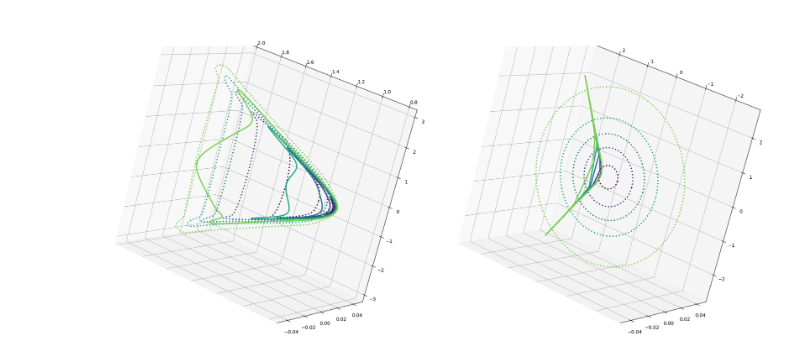
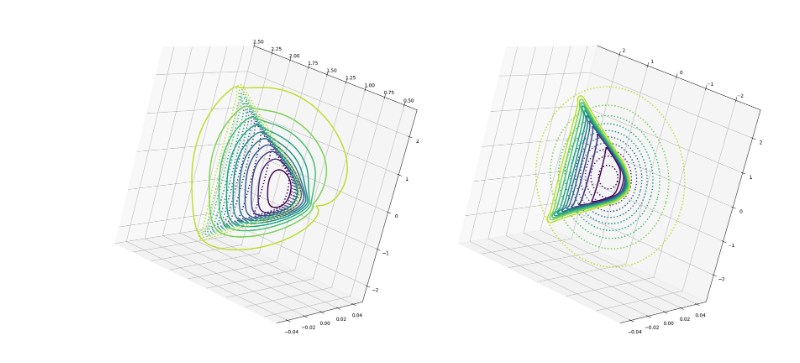
Before and after one commit to VldKnd/conformal_prediction_in_large_dimensions, a Jupyter notebook: notebooks/schrodinger_bridge.ipynb, the cells around one changed output. Drawn from its saved outputs; the diff is of its cells as text; code cells hidden in the pictures.

```diff
--- a/notebooks/schrodinger_bridge.ipynb
+++ b/notebooks/schrodinger_bridge.ipynb
@@ -3,7 +3,7 @@ from datasets import PICNN_FNLVQR_Banana
 import torch
 # %%
 synthetic_dataset = PICNN_FNLVQR_Banana()
-X_train, y_train = synthetic_dataset.sample_joint(n_points=10**4)
+X_train, y_train = synthetic_dataset.sample_joint(n_points=10**6)
 tensor_dataset = torch.utils.data.TensorDataset(X_train, y_train)
 dataloader = torch.utils.data.DataLoader(tensor_dataset, batch_size=1024)
 # %%
@@ -27,21 +27,28 @@ train_parameters = TrainParameters(
     ),
     verbose=True
 )
+
+iterative_markovian_fitting_parameters = IterativeMarkovianFittingParameters(
+    number_of_training_iterations=10000,
+    number_of_markovian_projections=10,
+    noise_sigma_in_sde=0.1
+)
 # %%
 _ = quantile.fit(
     dataloader=dataloader,
     train_parameters=train_parameters,
+    iterative_markovian_fitting_parameters=iterative_markovian_fitting_parameters
 )
 # %%
 path_for_models_weights = "../attic/models/schrodinger_bridge/schrodinger_bridge_picnn_banana.pth"
-# quantile.save(path=path_for_models_weights)
-quantile = SchrodingerBridgeQuantile.load_class(path=path_for_models_weights).eval()
+quantile.save(path=path_for_models_weights)
+# quantile = SchrodingerBridgeQuantile.load_class(path=path_for_models_weights).eval()
 # %%
 from utils.plot import plot_quantile_levels_from_dataset
 
 plot_quantile_levels_from_dataset(
-    model=quantile, dataset=synthetic_dataset, conditional_value=torch.Tensor([[1.1]]),
-    number_of_quantile_levels=5, tensor_parameters={}
+    model=quantile, dataset=synthetic_dataset, conditional_value=torch.Tensor([[1.5]]),
+    number_of_quantile_levels=10, tensor_parameters={}
 )
 # %% [output]
-[figure, old version]
+[figure, new version]
```
Also changed, not shown: parts of 2 cells of this notebook, 19 other files.
